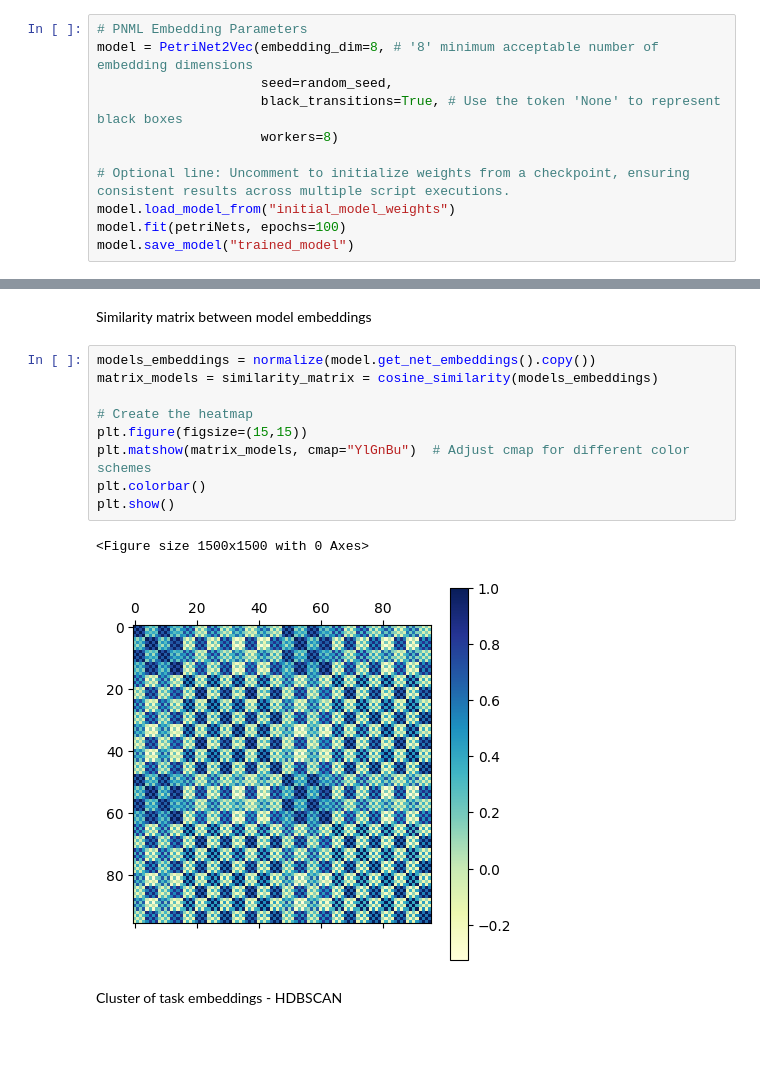
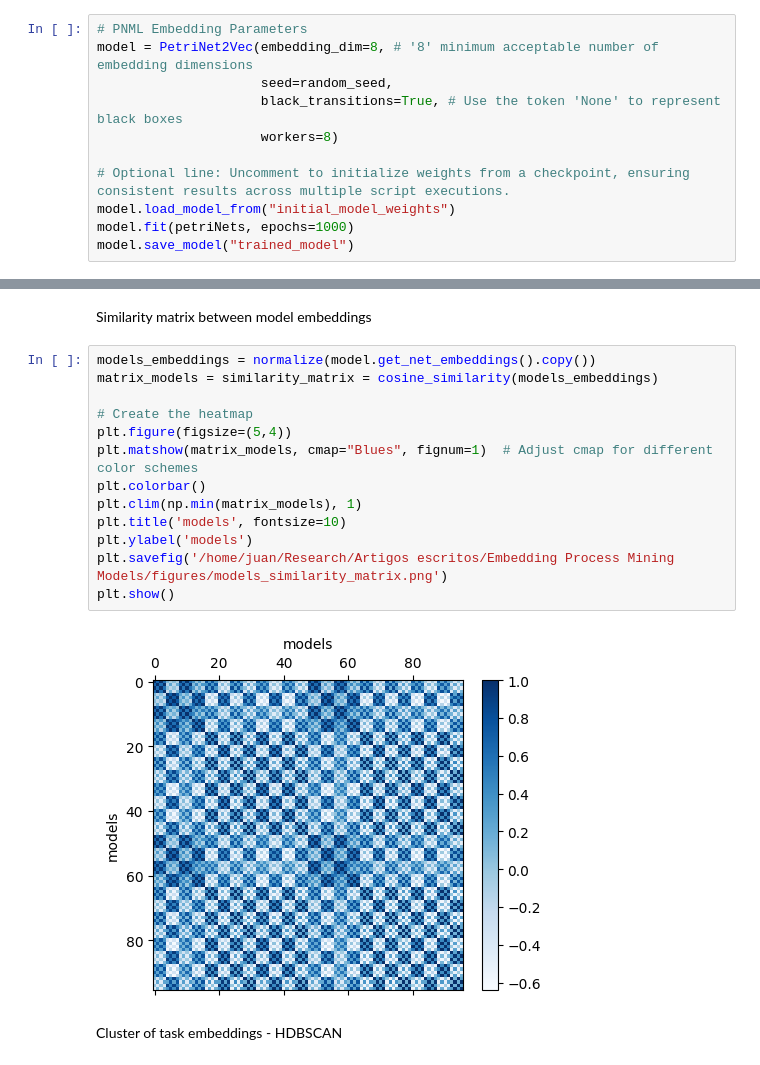
Before and after one commit to juancolonna/PetriNet2Vec, a Jupyter notebook: GT_embeddings_clusters.ipynb, the cells around one changed output, grey strips where cells are left out. Cells and saved outputs as stored; diff of their text form.

Commit message:
add task vs models similarity matrix

```diff
--- a/GT_embeddings_clusters.ipynb
+++ b/GT_embeddings_clusters.ipynb
@@ -111,7 +133,7 @@ model = PetriNet2Vec(embedding_dim=8, # '8' minimum acceptable number of embeddi
 
 # Optional line: Uncomment to initialize weights from a checkpoint, ensuring consistent results across multiple script executions.
 model.load_model_from("initial_model_weights")
-model.fit(petriNets, epochs=100)
+model.fit(petriNets, epochs=1000)
 model.save_model("trained_model")
 # %% [markdown]
 Tasks histogram
@@ -248,15 +298,18 @@ Similarity matrix between model embeddings
 # %%
 models_embeddings = normalize(model.get_net_embeddings().copy())
 matrix_models = similarity_matrix = cosine_similarity(models_embeddings)
 
 # Create the heatmap
-plt.figure(figsize=(15,15))
-plt.matshow(matrix_models, cmap="YlGnBu")  # Adjust cmap for different color schemes
+plt.figure(figsize=(5,4))
+plt.matshow(matrix_models, cmap="Blues", fignum=1)  # Adjust cmap for different color schemes
 plt.colorbar()
+plt.clim(np.min(matrix_models), 1)
+plt.title('models', fontsize=10)
+plt.ylabel('models')
+plt.savefig('/home/juan/Research/Artigos escritos/Embedding Process Mining Models/figures/models_similarity_matrix.png')
 plt.show()
 # %% [output]
-<Figure size 1500x1500 with 0 Axes>
-[figure, old version]
+[figure, new version]
 # %% [markdown]
 Cluster of task embeddings - HDBSCAN
 # %%
```
Also changed, not shown: parts of 21 cells of this notebook.
